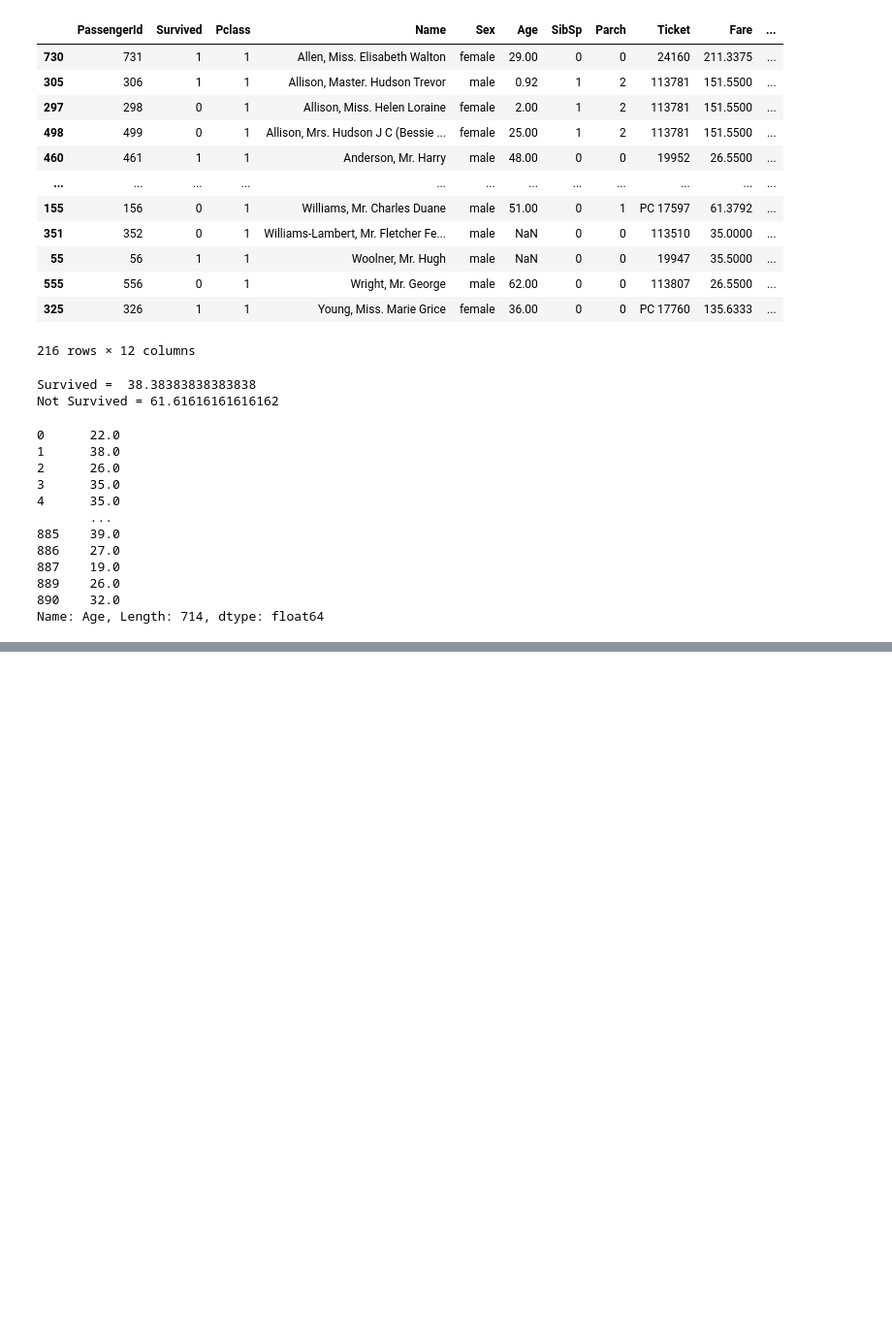
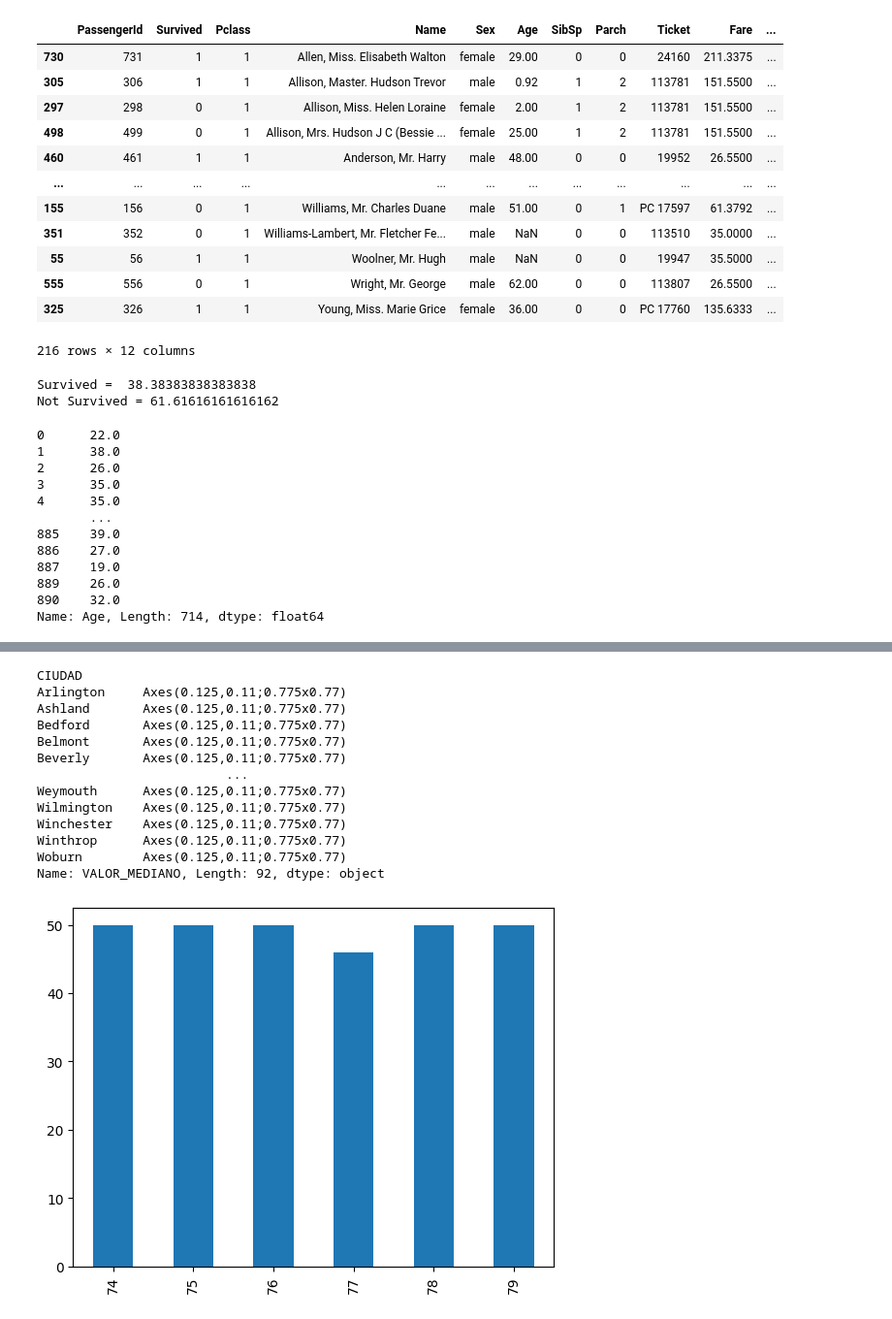
Before and after one commit to mariapaurecinos/CienciaDeDatos, a Jupyter notebook: Ejercicio 1.ipynb, the cells around one changed output, grey strips where cells are left out. Shown at 97% size. Drawn from its saved outputs; the diff is of its cells as text; code cells hidden in the pictures; blank space fills up the shorter version.

```diff
--- a/Ejercicio 1.ipynb
+++ b/Ejercicio 1.ipynb
@@ -180,0 +264,18 @@ Name: Age, Length: 714, dtype: float64
+# %%
+# 6. Realiza un gráfico de barras que muestre por ciudad el valor mediano de la propiedad
+DF_new.groupby('CIUDAD')['VALOR_MEDIANO'].plot(kind="bar")
+# %% [output]
+CIUDAD
+Arlington     Axes(0.125,0.11;0.775x0.77)
+Ashland       Axes(0.125,0.11;0.775x0.77)
+Bedford       Axes(0.125,0.11;0.775x0.77)
+Belmont       Axes(0.125,0.11;0.775x0.77)
+Beverly       Axes(0.125,0.11;0.775x0.77)
+                         ...
+Weymouth      Axes(0.125,0.11;0.775x0.77)
+Wilmington    Axes(0.125,0.11;0.775x0.77)
+Winchester    Axes(0.125,0.11;0.775x0.77)
+Winthrop      Axes(0.125,0.11;0.775x0.77)
+Woburn        Axes(0.125,0.11;0.775x0.77)
+Name: VALOR_MEDIANO, Length: 92, dtype: object
+[figure, added]
```
Also changed, not shown: parts of 35 cells of this notebook.
